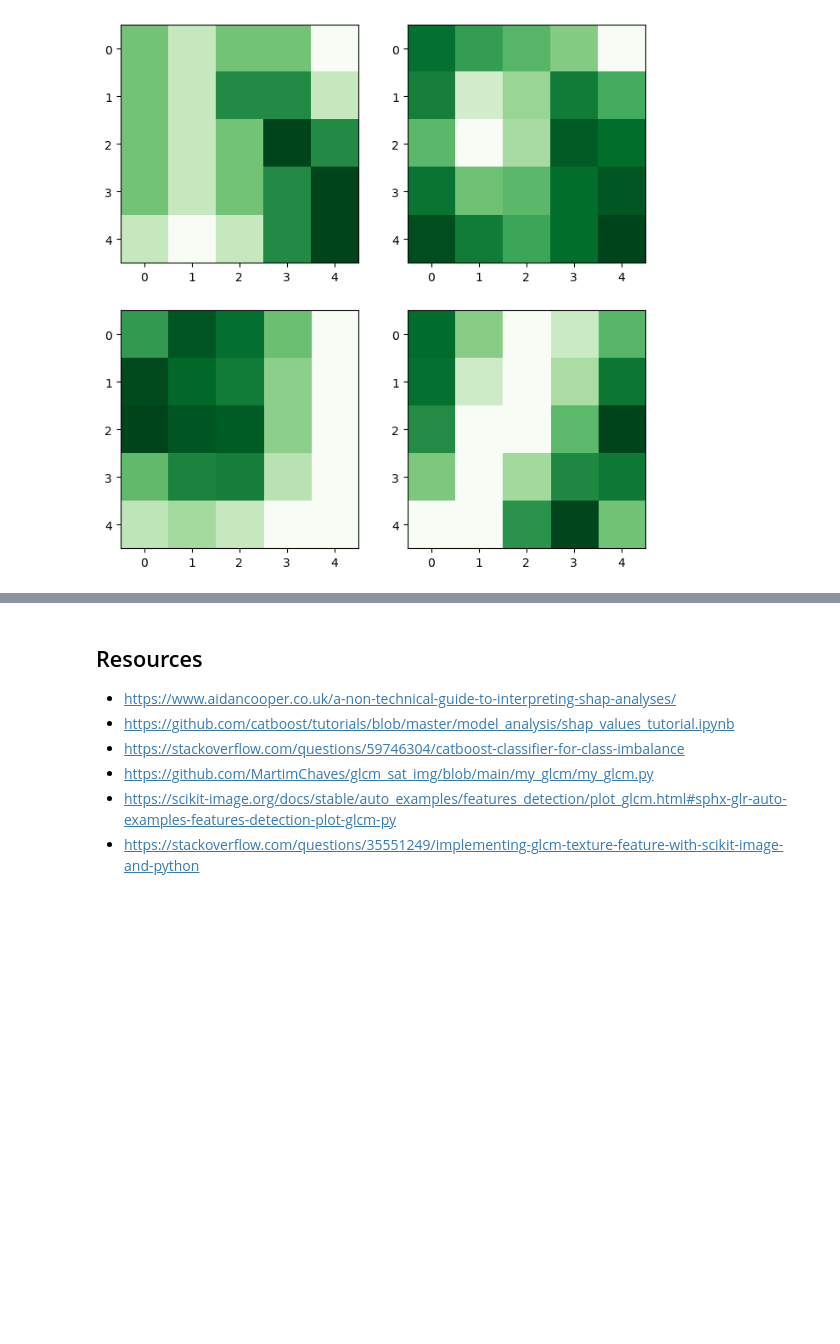
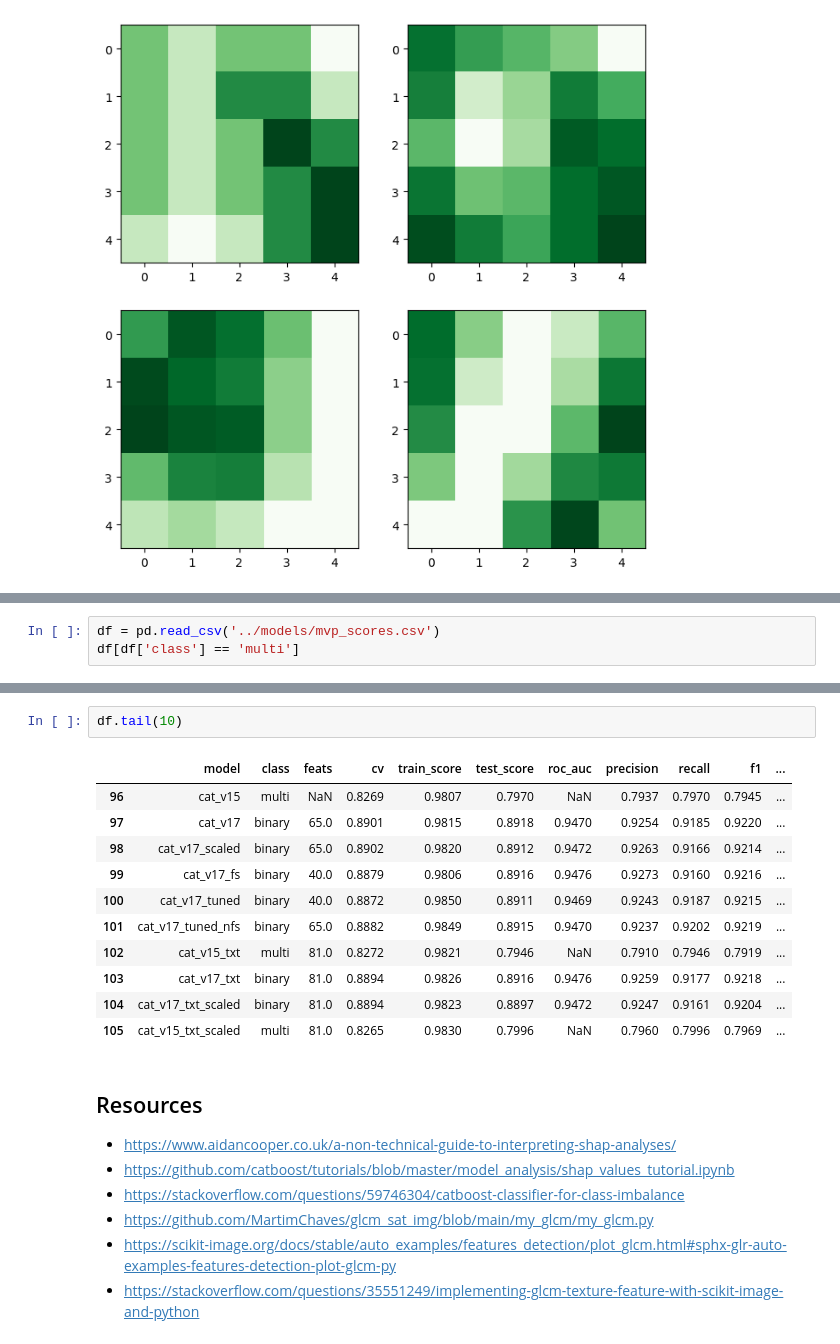
Before and after one commit to wri/plantation_classifier, a Jupyter notebook: notebooks/texture_analysis.ipynb, the cells around one changed output, grey strips where cells are left out. Cells and saved outputs as stored; diff of their text form; blank space fills up the shorter version.

```diff
--- a/notebooks/texture_analysis.ipynb
+++ b/notebooks/texture_analysis.ipynb
@@ -474,0 +600,3 @@ X_train_ss, X_test_ss, y_train, y_test = pp.reshape_no_scaling(X, y)
+# %%
+df = pd.read_csv('../models/mvp_scores.csv')
+df[df['class'] == 'multi']
@@ -475,3 +612,17 @@ X_train_ss, X_test_ss, y_train, y_test = pp.reshape_no_scaling(X, y)
+# %%
+df.tail(10)
+# %% [output]
+|  | model | class | feats | cv | train_score | test_score | roc_auc | precision | recall | f1 | ... |
+| 96 | cat_v15 | multi | NaN | 0.8269 | 0.9807 | 0.7970 | NaN | 0.7937 | 0.7970 | 0.7945 | ... |
+| 97 | cat_v17 | binary | 65.0 | 0.8901 | 0.9815 | 0.8918 | 0.9470 | 0.9254 | 0.9185 | 0.9220 | ... |
+| 98 | cat_v17_scaled | binary | 65.0 | 0.8902 | 0.9820 | 0.8912 | 0.9472 | 0.9263 | 0.9166 | 0.9214 | ... |
+| 99 | cat_v17_fs | binary | 40.0 | 0.8879 | 0.9806 | 0.8916 | 0.9476 | 0.9273 | 0.9160 | 0.9216 | ... |
+| 100 | cat_v17_tuned | binary | 40.0 | 0.8872 | 0.9850 | 0.8911 | 0.9469 | 0.9243 | 0.9187 | 0.9215 | ... |
+| 101 | cat_v17_tuned_nfs | binary | 65.0 | 0.8882 | 0.9849 | 0.8915 | 0.9470 | 0.9237 | 0.9202 | 0.9219 | ... |
+| 102 | cat_v15_txt | multi | 81.0 | 0.8272 | 0.9821 | 0.7946 | NaN | 0.7910 | 0.7946 | 0.7919 | ... |
+| 103 | cat_v17_txt | binary | 81.0 | 0.8894 | 0.9826 | 0.8916 | 0.9476 | 0.9259 | 0.9177 | 0.9218 | ... |
+| 104 | cat_v17_txt_scaled | binary | 81.0 | 0.8894 | 0.9823 | 0.8897 | 0.9472 | 0.9247 | 0.9161 | 0.9204 | ... |
+| 105 | cat_v15_txt_scaled | multi | 81.0 | 0.8265 | 0.9830 | 0.7996 | NaN | 0.7960 | 0.7996 | 0.7969 | ... |
 # %% [markdown]
 ## Resources
 * https://www.aidancooper.co.uk/a-non-technical-guide-to-interpreting-shap-analyses/
```
Also changed, not shown: parts of 25 cells of this notebook.
